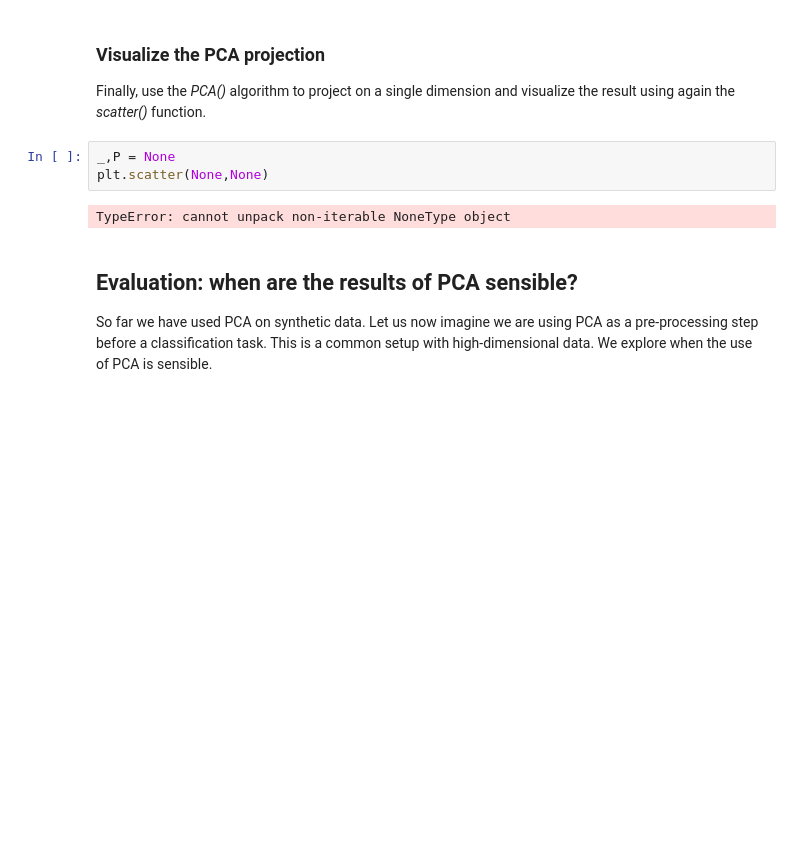
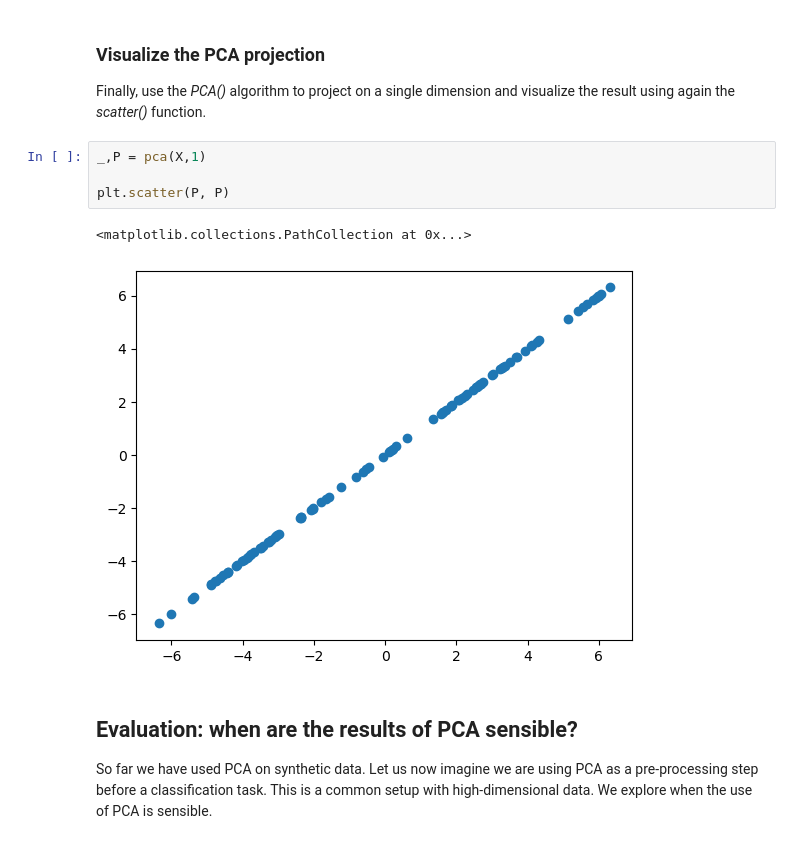
Before and after one commit to bendiksh96/in4050, a Jupyter notebook: IN3050_assignment_3.ipynb, the cells around one changed output. Drawn from its saved outputs; the diff is of its cells as text; blank space fills up the shorter version.

```diff
--- a/IN3050_assignment_3.ipynb
+++ b/IN3050_assignment_3.ipynb
@@ -294,10 +266,12 @@ TypeError: cannot unpack non-iterable NoneType object
 ### Visualize the PCA projection
 Finally, use the *PCA()* algorithm to project on a single dimension and visualize the result using again the *scatter()* function.
 # %%
-_,P = None
-plt.scatter(None,None)
+_,P = pca(X,1)
+
+plt.scatter(P, P)
 # %% [output]
-TypeError: cannot unpack non-iterable NoneType object
+<matplotlib.collections.PathCollection at 0x...>
+[figure, added]
 # %% [markdown]
 ## Evaluation: when are the results of PCA sensible?
 So far we have used PCA on synthetic data. Let us now imagine we are using PCA as a pre-processing step before a classification task. This is a common setup with high-dimensional data. We explore when the use of PCA is sensible.
```
Also changed, not shown: parts of 25 cells of this notebook.
